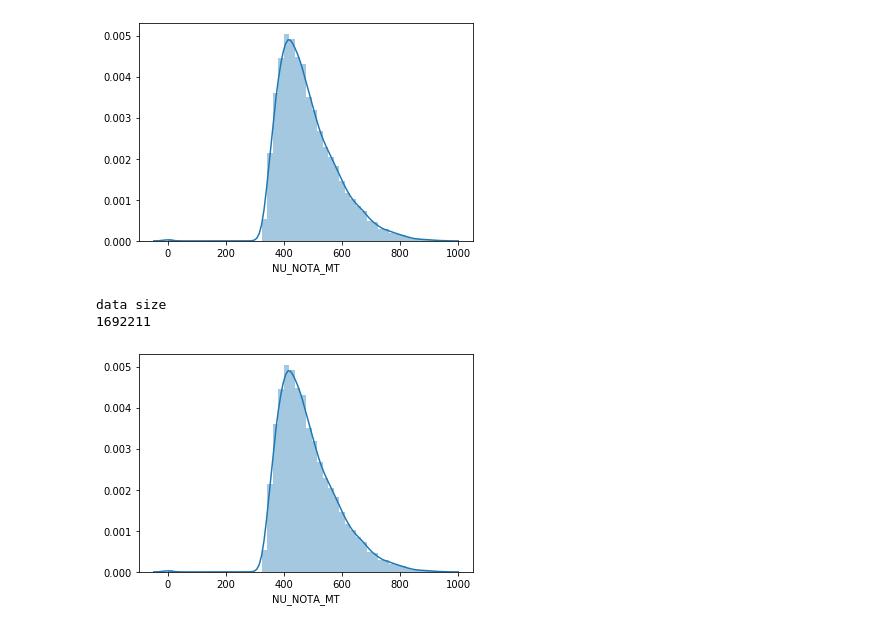
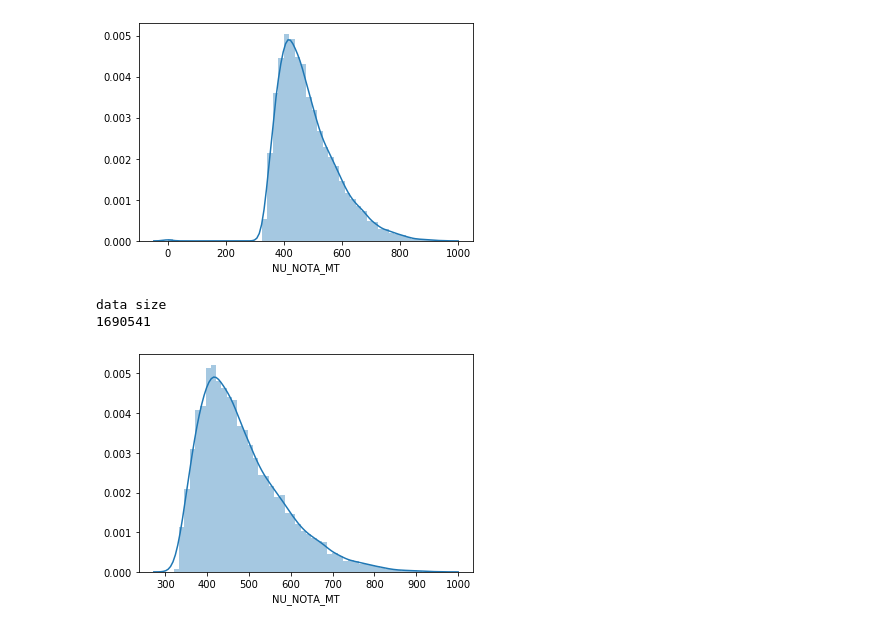
Before and after one commit to MagdielCAS/grades-forecast, a Jupyter notebook: forecast.ipynb, the cells around one changed output. Cells and saved outputs as stored; diff of their text form; code cells hidden in the pictures.

Commit message:
compare cleaned with input data

```diff
--- a/forecast.ipynb
+++ b/forecast.ipynb
@@ -21,12 +14,12 @@ data size
 [figure]
 # %%
 #remove outliers
-df_clean = df_train.query('TP_PRESENCA_MT == 1')
+df_clean = df_train.query('TP_PRESENCA_MT == 1 & NU_NOTA_MT > 0')
 print("data size")
 print(df_clean.size)
 #histogram cleaned
 sns.distplot(df_clean['NU_NOTA_MT']);
 # %% [output]
 data size
-1692211
+1690541
-[figure, old version]
+[figure, new version]
```
Also changed, not shown: parts of 6 cells of this notebook.
